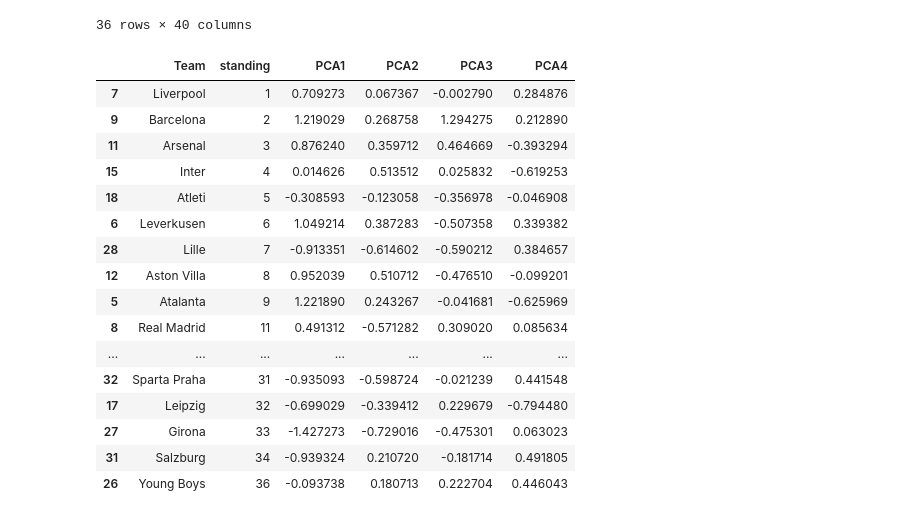
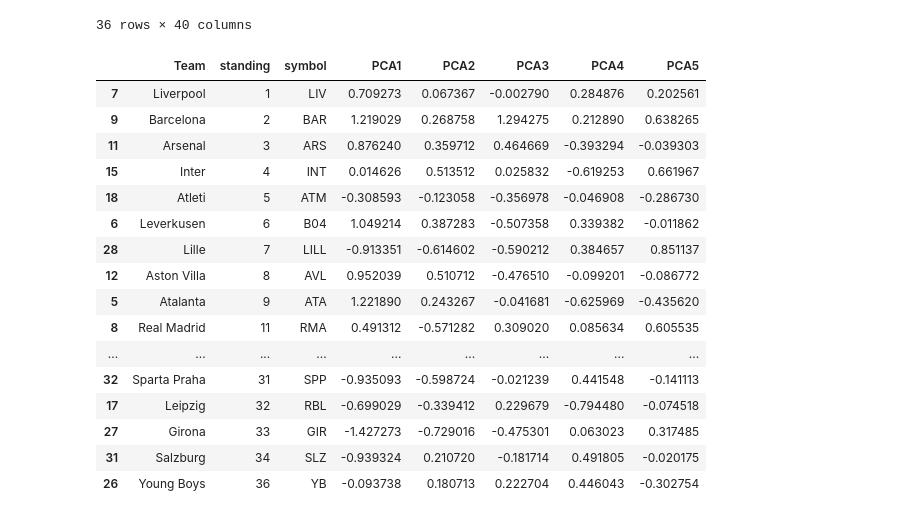
Before and after one commit to NikolaosTM/UCL2025, a Jupyter notebook: LeaguePhase/workbook.ipynb, the cells around one changed output. Saved outputs shown, nothing was run; the diff lists cells and outputs as text; code cells hidden in the pictures.

```diff
--- a/LeaguePhase/workbook.ipynb
+++ b/LeaguePhase/workbook.ipynb
@@ -470,26 +422,27 @@ scaled_df
 # %%
 # it is clear that i have a boatload of columns, and many of these are huge distractions, let us do some PCA
 from sklearn.decomposition import PCA
-components = 4
+components = 5
 pca = PCA(n_components=components,random_state=1).fit(scaled_df)
 pca_df = pd.DataFrame(pca.transform(scaled_df),columns=[f'PCA{i}' for i in range(1,components+1)])
 pca.explained_variance_
-master_df[['Team','standing']].join(pca_df).sort_values('standing')
+pca_df = master_df[['Team','standing','symbol']].join(pca_df).sort_values('standing')
+pca_df
 # %% [output]
-|  | Team | standing | PCA1 | PCA2 | PCA3 | PCA4 |
-| 7 | Liverpool | 1 | 0.709273 | 0.067367 | -0.002790 | 0.284876 |
-| 9 | Barcelona | 2 | 1.219029 | 0.268758 | 1.294275 | 0.212890 |
-| 11 | Arsenal | 3 | 0.876240 | 0.359712 | 0.464669 | -0.393294 |
-| 15 | Inter | 4 | 0.014626 | 0.513512 | 0.025832 | -0.619253 |
-| 18 | Atleti | 5 | -0.308593 | -0.123058 | -0.356978 | -0.046908 |
-| 6 | Leverkusen | 6 | 1.049214 | 0.387283 | -0.507358 | 0.339382 |
-| 28 | Lille | 7 | -0.913351 | -0.614602 | -0.590212 | 0.384657 |
-| 12 | Aston Villa | 8 | 0.952039 | 0.510712 | -0.476510 | -0.099201 |
-| 5 | Atalanta | 9 | 1.221890 | 0.243267 | -0.041681 | -0.625969 |
-| 8 | Real Madrid | 11 | 0.491312 | -0.571282 | 0.309020 | 0.085634 |
-| ... | ... | ... | ... | ... | ... | ... |
-| 32 | Sparta Praha | 31 | -0.935093 | -0.598724 | -0.021239 | 0.441548 |
-| 17 | Leipzig | 32 | -0.699029 | -0.339412 | 0.229679 | -0.794480 |
-| 27 | Girona | 33 | -1.427273 | -0.729016 | -0.475301 | 0.063023 |
-| 31 | Salzburg | 34 | -0.939324 | 0.210720 | -0.181714 | 0.491805 |
-| 26 | Young Boys | 36 | -0.093738 | 0.180713 | 0.222704 | 0.446043 |
+|  | Team | standing | symbol | PCA1 | PCA2 | PCA3 | PCA4 | PCA5 |
+| 7 | Liverpool | 1 | LIV | 0.709273 | 0.067367 | -0.002790 | 0.284876 | 0.202561 |
+| 9 | Barcelona | 2 | BAR | 1.219029 | 0.268758 | 1.294275 | 0.212890 | 0.638265 |
+| 11 | Arsenal | 3 | ARS | 0.876240 | 0.359712 | 0.464669 | -0.393294 | -0.039303 |
+| 15 | Inter | 4 | INT | 0.014626 | 0.513512 | 0.025832 | -0.619253 | 0.661967 |
+| 18 | Atleti | 5 | ATM | -0.308593 | -0.123058 | -0.356978 | -0.046908 | -0.286730 |
+| 6 | Leverkusen | 6 | B04 | 1.049214 | 0.387283 | -0.507358 | 0.339382 | -0.011862 |
+| 28 | Lille | 7 | LILL | -0.913351 | -0.614602 | -0.590212 | 0.384657 | 0.851137 |
+| 12 | Aston Villa | 8 | AVL | 0.952039 | 0.510712 | -0.476510 | -0.099201 | -0.086772 |
+| 5 | Atalanta | 9 | ATA | 1.221890 | 0.243267 | -0.041681 | -0.625969 | -0.435620 |
+| 8 | Real Madrid | 11 | RMA | 0.491312 | -0.571282 | 0.309020 | 0.085634 | 0.605535 |
+| ... | ... | ... | ... | ... | ... | ... | ... | ... |
+| 32 | Sparta Praha | 31 | SPP | -0.935093 | -0.598724 | -0.021239 | 0.441548 | -0.141113 |
+| 17 | Leipzig | 32 | RBL | -0.699029 | -0.339412 | 0.229679 | -0.794480 | -0.074518 |
+| 27 | Girona | 33 | GIR | -1.427273 | -0.729016 | -0.475301 | 0.063023 | 0.317485 |
+| 31 | Salzburg | 34 | SLZ | -0.939324 | 0.210720 | -0.181714 | 0.491805 | -0.020175 |
+| 26 | Young Boys | 36 | YB | -0.093738 | 0.180713 | 0.222704 | 0.446043 | -0.302754 |
```
Also changed, not shown: parts of 6 cells of this notebook.
